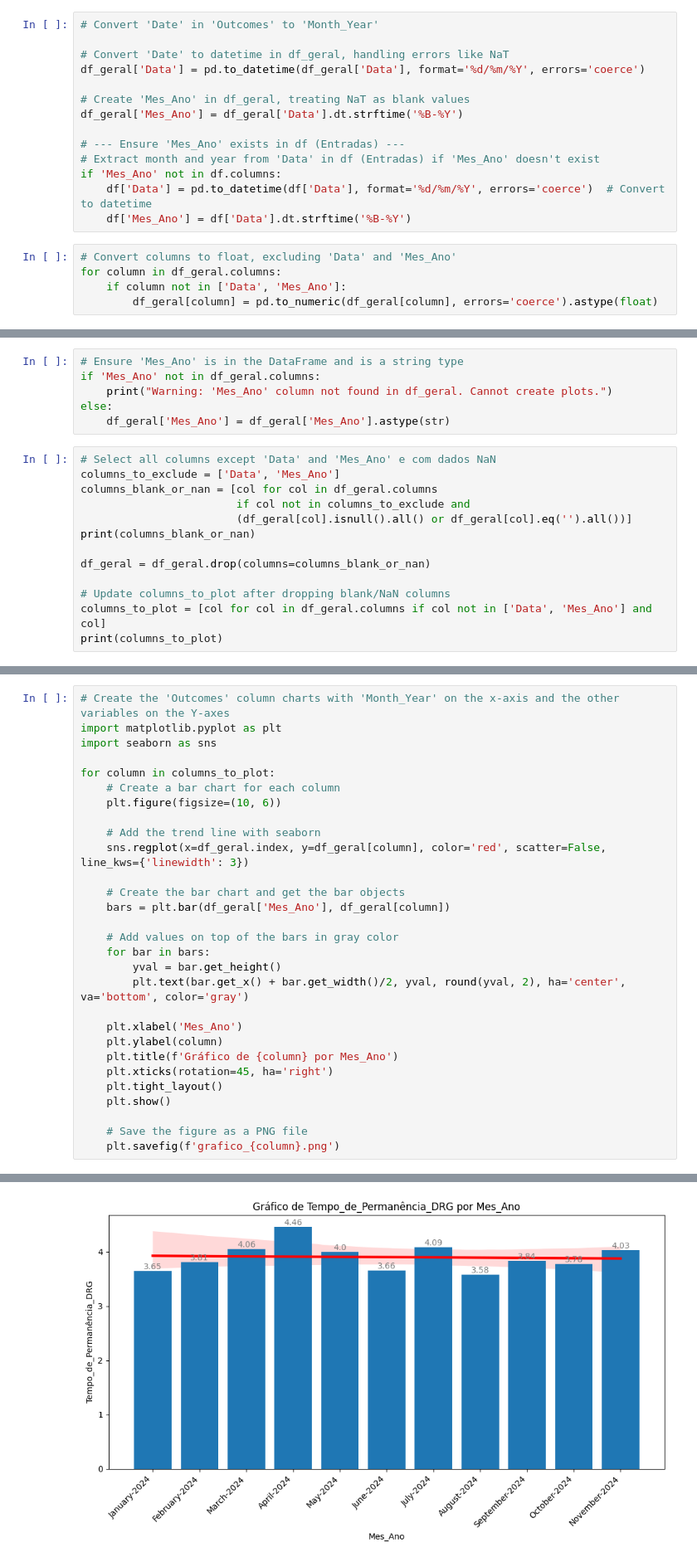
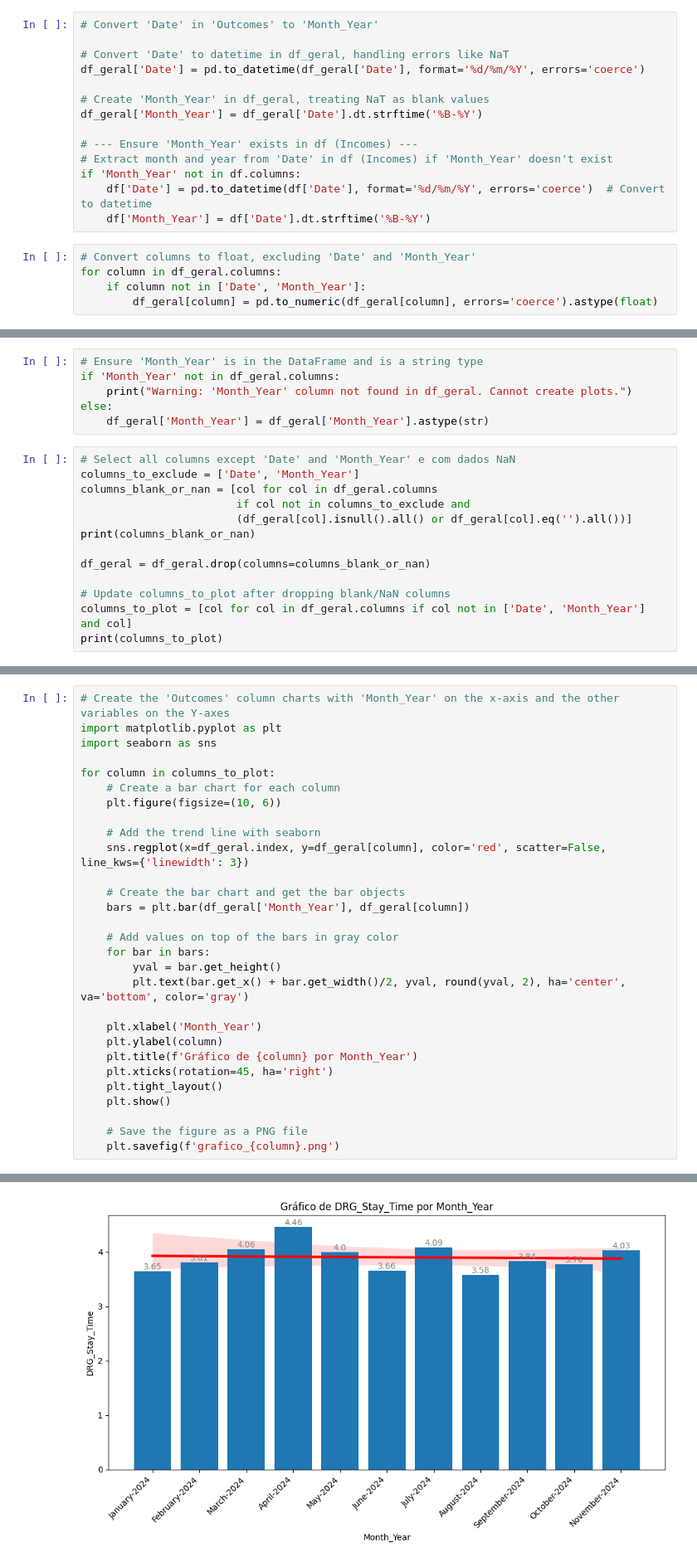
Before and after one commit to lbcarv1972/ICU-Liberation, a Jupyter notebook: ICU_Liberation_3.ipynb, the cells around one changed output, grey strips where cells are left out. Shown at 83% size. Saved outputs shown, nothing was run; the diff lists cells and outputs as text.

```diff
--- a/ICU_Liberation_3.ipynb
+++ b/ICU_Liberation_3.ipynb
@@ -956,20 +956,20 @@ df_geral = pd.DataFrame(data[1:], columns=data[0])
 # Convert 'Date' in 'Outcomes' to 'Month_Year'
 
 # Convert 'Date' to datetime in df_geral, handling errors like NaT
-df_geral['Data'] = pd.to_datetime(df_geral['Data'], format='%d/%m/%Y', errors='coerce')
+df_geral['Date'] = pd.to_datetime(df_geral['Date'], format='%d/%m/%Y', errors='coerce')
 
-# Create 'Mes_Ano' in df_geral, treating NaT as blank values
-df_geral['Mes_Ano'] = df_geral['Data'].dt.strftime('%B-%Y')
+# Create 'Month_Year' in df_geral, treating NaT as blank values
+df_geral['Month_Year'] = df_geral['Date'].dt.strftime('%B-%Y')
 
-# --- Ensure 'Mes_Ano' exists in df (Entradas) ---
-# Extract month and year from 'Data' in df (Entradas) if 'Mes_Ano' doesn't exist
-if 'Mes_Ano' not in df.columns:
-    df['Data'] = pd.to_datetime(df['Data'], format='%d/%m/%Y', errors='coerce')  # Convert to datetime
-    df['Mes_Ano'] = df['Data'].dt.strftime('%B-%Y')
+# --- Ensure 'Month_Year' exists in df (Incomes) ---
+# Extract month and year from 'Date' in df (Incomes) if 'Month_Year' doesn't exist
+if 'Month_Year' not in df.columns:
+    df['Date'] = pd.to_datetime(df['Date'], format='%d/%m/%Y', errors='coerce')  # Convert to datetime
+    df['Month_Year'] = df['Date'].dt.strftime('%B-%Y')
 # %%
-# Convert columns to float, excluding 'Data' and 'Mes_Ano'
+# Convert columns to float, excluding 'Date' and 'Month_Year'
 for column in df_geral.columns:
-    if column not in ['Data', 'Mes_Ano']:
+    if column not in ['Date', 'Month_Year']:
         df_geral[column] = pd.to_numeric(df_geral[column], errors='coerce').astype(float)
 # %%
 # Select all columns except 'Date' and 'Month_Year', and with non-empty names
@@ -991,12 +991,12 @@ merged_df = pd.merge(df, df_geral, on='Mes_Ano', how='left')
 # %%
-# Ensure 'Mes_Ano' is in the DataFrame and is a string type
-if 'Mes_Ano' not in df_geral.columns:
-    print("Warning: 'Mes_Ano' column not found in df_geral. Cannot create plots.")
+# Ensure 'Month_Year' is in the DataFrame and is a string type
+if 'Month_Year' not in df_geral.columns:
+    print("Warning: 'Month_Year' column not found in df_geral. Cannot create plots.")
 else:
-    df_geral['Mes_Ano'] = df_geral['Mes_Ano'].astype(str)
+    df_geral['Month_Year'] = df_geral['Month_Year'].astype(str)
 # %%
-# Select all columns except 'Data' and 'Mes_Ano' e com dados NaN
-columns_to_exclude = ['Data', 'Mes_Ano']
+# Select all columns except 'Date' and 'Month_Year' e com dados NaN
+columns_to_exclude = ['Date', 'Month_Year']
 columns_blank_or_nan = [col for col in df_geral.columns
                         if col not in columns_to_exclude and
                         (df_geral[col].isnull().all() or df_geral[col].eq('').all())]
@@ -1005,6 +1005,6 @@ print(columns_blank_or_nan)
 df_geral = df_geral.drop(columns=columns_blank_or_nan)
 
 # Update columns_to_plot after dropping blank/NaN columns
-columns_to_plot = [col for col in df_geral.columns if col not in ['Data', 'Mes_Ano'] and col]
+columns_to_plot = [col for col in df_geral.columns if col not in ['Date', 'Month_Year'] and col]
 print(columns_to_plot)
 # %% [output]
@@ -1023,16 +1023,16 @@ for column in columns_to_plot:
     sns.regplot(x=df_geral.index, y=df_geral[column], color='red', scatter=False, line_kws={'linewidth': 3})
 
     # Create the bar chart and get the bar objects
-    bars = plt.bar(df_geral['Mes_Ano'], df_geral[column])
+    bars = plt.bar(df_geral['Month_Year'], df_geral[column])
 
     # Add values on top of the bars in gray color
     for bar in bars:
         yval = bar.get_height()
         plt.text(bar.get_x() + bar.get_width()/2, yval, round(yval, 2), ha='center', va='bottom', color='gray')
 
-    plt.xlabel('Mes_Ano')
+    plt.xlabel('Month_Year')
     plt.ylabel(column)
-    plt.title(f'Gráfico de {column} por Mes_Ano')
+    plt.title(f'Gráfico de {column} por Month_Year')
     plt.xticks(rotation=45, ha='right')
     plt.tight_layout()
     plt.show()
@@ -1052,3 +1052,3 @@ for column in columns_to_plot:
 <Figure size 640x480 with 0 Axes>
-[figure, old version]
+[figure, new version]
 <Figure size 640x480 with 0 Axes>
```
Also changed, not shown: parts of 39 cells of this notebook.
